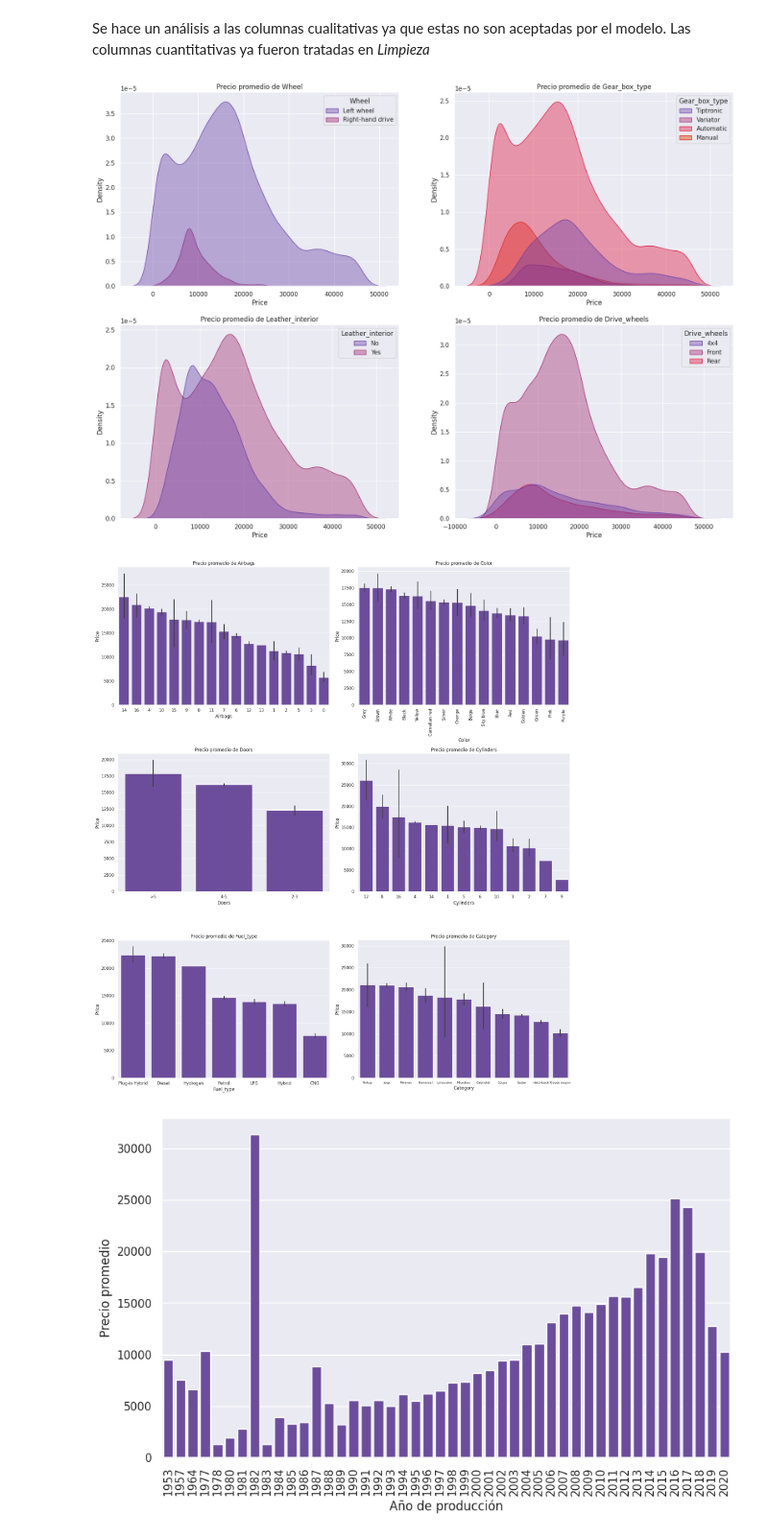
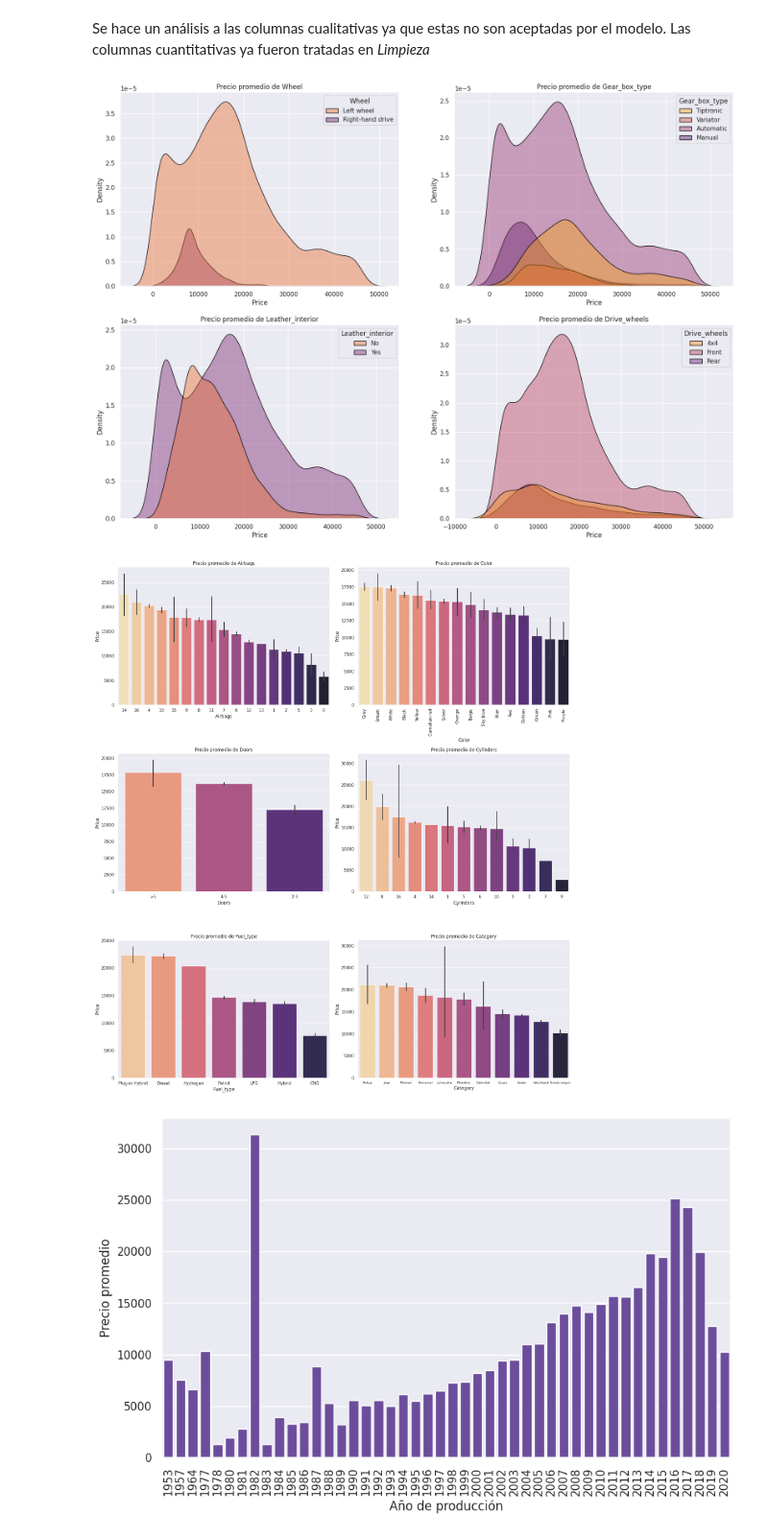
Before and after one commit to JotaLeutgeb/proyectofinalDS1, a Jupyter notebook: Car_Prediction/Main.ipynb, the cells around one changed output. Shown at 96% size. Cells and saved outputs as stored; diff of their text form; code cells hidden in the pictures.

```diff
--- a/Car_Prediction/Main.ipynb
+++ b/Car_Prediction/Main.ipynb
@@ -242,8 +327,9 @@ Name: Levy, Length: 559, dtype: int64
 df['Levy'] = df['Levy'].replace('-',pd.NA)
 df["Levy"]=df["Levy"].fillna(df["Levy"].median())
 
+
 # Hacemos enteros los valores
-df['Levy'] = (pd.to_numeric(df['Levy'], errors='coerce')).astype(int)
+df['Levy'] = pd.to_numeric(df['Levy']).astype(int)
 
 df['Levy'].head(10)
 # %% [output]
@@ -617,7 +706,6 @@ columnas_a_graficar_kde = ['Wheel', 'Gear_box_type', 'Leather_interior', 'Drive_
 fig, ax = plt.subplots(nrows=2, ncols=2, figsize=(20, 14))
 
 #Hacemos nuestra propia paleta
-paleta = sns.color_palette(['#6940A8', '#A32A72', '#e0143c','#de2e03', '#9c2772'])
 
 # Flateneamos para simplificación de visualización
 ejes = ax.flatten()
@@ -626,12 +714,12 @@ for i, columna in enumerate(columnas_a_graficar_kde):
     # Ordena los datos por el precio promedio en orden descendente
     datos_organizados = df.groupby(columna)['Price'].mean().sort_values(ascending=False).index
 
-    sns.kdeplot(data=df, x='Price', hue=columna, ax=ejes[i], fill=True,palette=paleta,common_norm=True,alpha=0.4)
+    sns.kdeplot(data=df, x='Price', hue=columna, ax=ejes[i], fill=True,palette='inferno_r',edgecolor='black',common_norm=True,alpha=0.4)
     ejes[i].set_title(f'Precio promedio de {columna}')
 
 plt.show()
 # %% [output]
-[figure, old version]
+[figure, new version]
 # %%
 
 # Lista de columnas a graficar
@@ -639,35 +727,35 @@ columnas_a_graficar_barra = ['Airbags', 'Color', 'Doors', 'Cylinders', 'Fuel_typ
 sns.set_theme(style='darkgrid')
 
 # Creación de grilla subplot 5x2
 fig, ejes = plt.subplots(nrows=3, ncols=2, figsize=(18, 20))
 
 # Flattenear los ejes para simplificar la visualización
 ejes = ejes.flatten()
 
 # Itera sobre las columnas y genera gráficos de barras
 for i, columna in enumerate(columnas_a_graficar_barra):
 
     # Ordena los datos por el precio promedio en orden descendente
     datos_organizados = df.groupby(columna)['Price'].mean().sort_values(ascending=False).index
 
     #graficamos
-    sns.barplot(x=columna, y='Price', data=df, order=datos_organizados, ax=ejes[i], color='#6940A8')
+    sns.barplot(x=columna, y='Price', data=df, order=datos_organizados, ax=ejes[i], palette='magma_r',alpha=0.9)
 
     #leyenda
     ejes[i].set_title(f'Precio promedio de {columna}')
     if columna == 'Color':
       ejes[i].tick_params(axis='x', rotation=90)   # Cambia el tamaño de la fuente del eje x porque en algunos gráficos se solapa
     if columna == 'Category':
       ejes[i].tick_params(axis='x', labelsize= 8)
 
 
 
 # Ajustar presentación
 
 plt.tight_layout()
 plt.show()
 # %% [output]
-[figure, old version]
+[figure, new version]
 # %%
 #Hacemos una tabla con el promedio del precio de cada año
 promedio_preciosxaño = df.groupby('Prod_year')['Price'].mean().reset_index()
```
Also changed, not shown: parts of 55 cells of this notebook.
